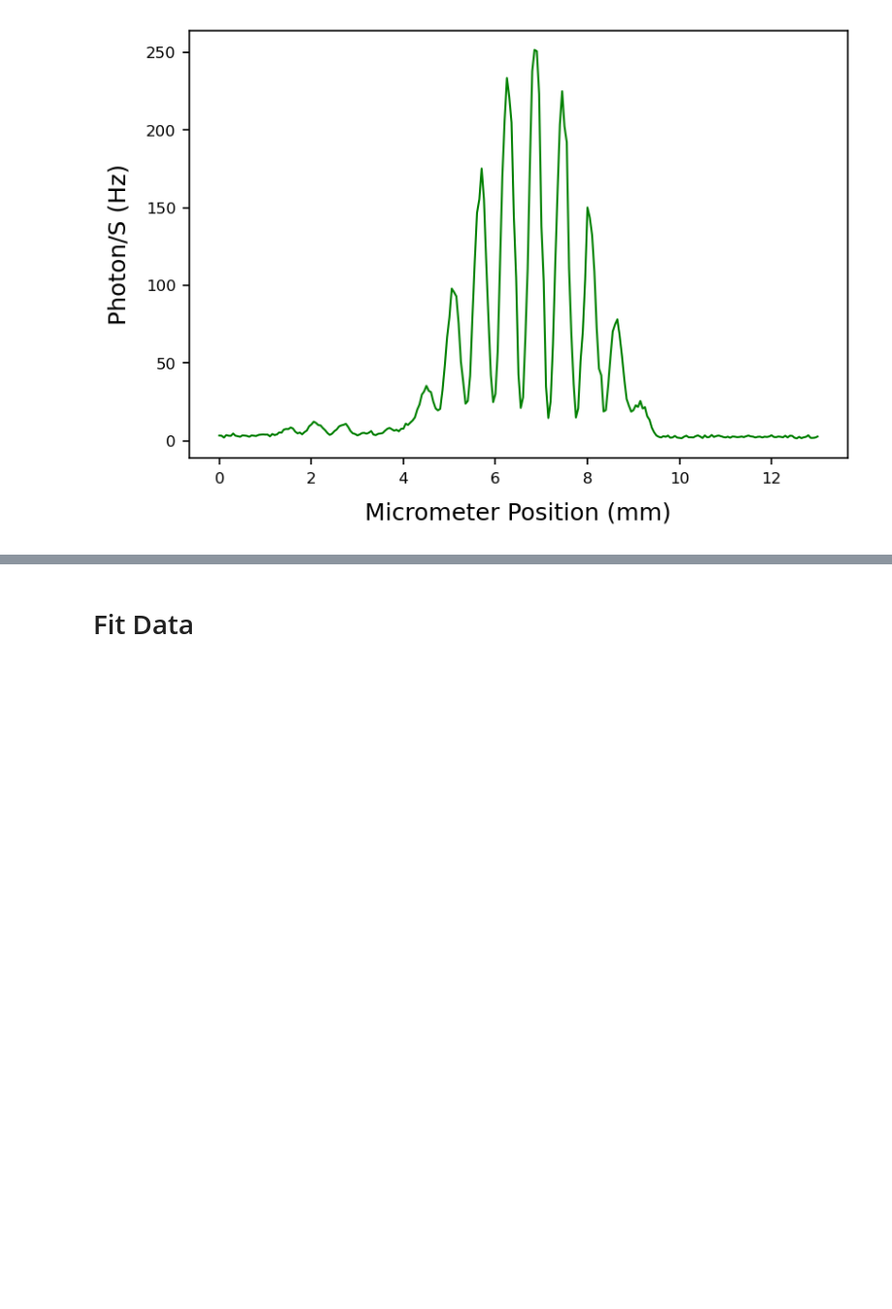
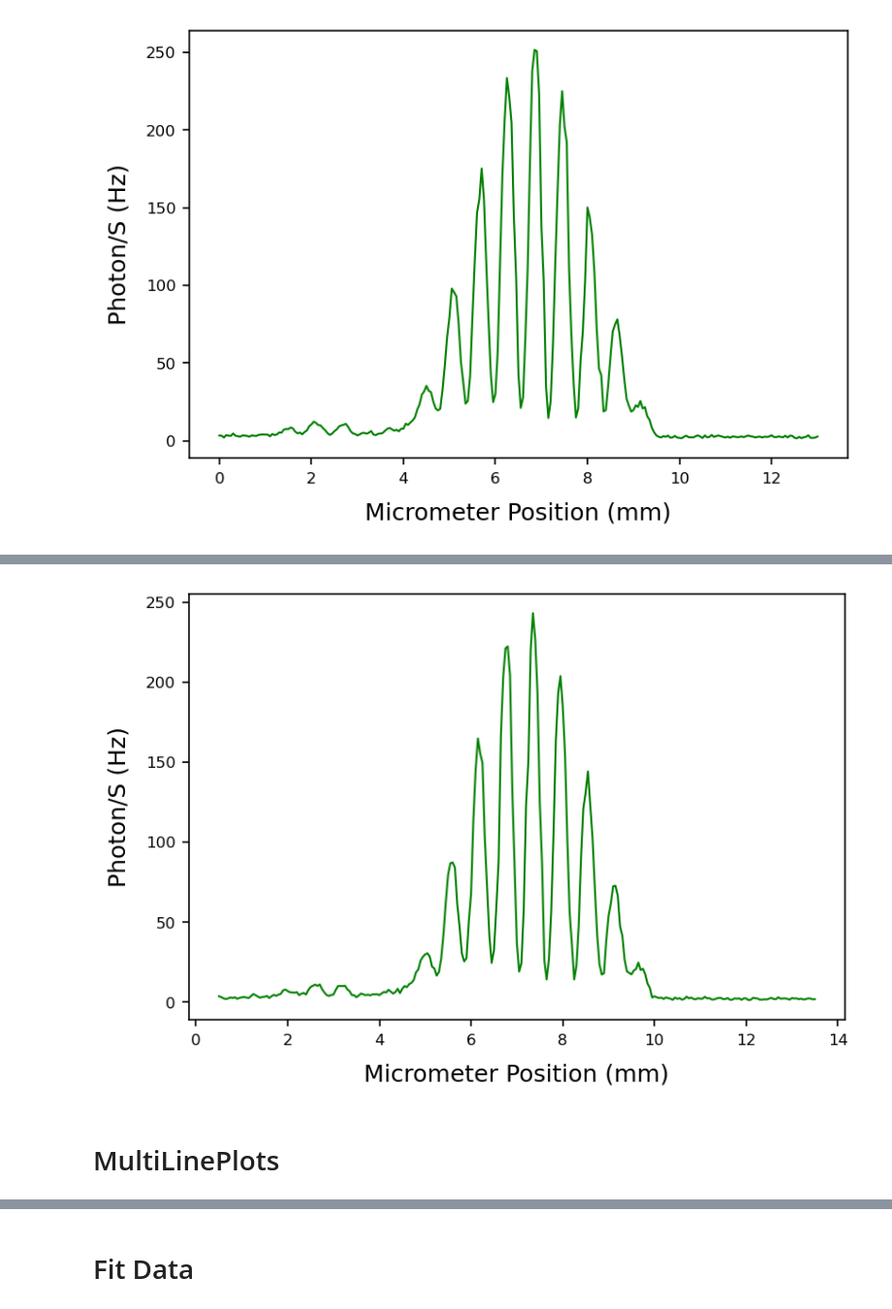
Before and after one commit to parallax-xallaraq/PHSX616, a Jupyter notebook: Lab1 - Two Slit Interference/Code/dataAnalysis1.ipynb, the cells around one changed output, grey strips where cells are left out. Shown at 97% size. Drawn from its saved outputs; the diff is of its cells as text; code cells hidden in the pictures; blank space fills up the shorter version.

```diff
--- a/Lab1 - Two Slit Interference/Code/dataAnalysis1.ipynb
+++ b/Lab1 - Two Slit Interference/Code/dataAnalysis1.ipynb
@@ -110,0 +125,13 @@ PlotXY(
+# %%
+PlotXY(
+    x = tables['Bulb 2s t3']['Micrometer Position (mm)'],
+    y = tables['Bulb 2s t3']['Photon/S (Hz)'],
+    xlab = 'Micrometer Position (mm)',
+    ylab = 'Photon/S (Hz)',
+    color = colors['Bulb'],
+    fileName = 'Bulb2st3.png'
+)
+# %% [output]
+[figure, added]
+# %% [markdown]
+# MultiLinePlots
```
Also changed, not shown: parts of 7 cells of this notebook, 2 other files.
